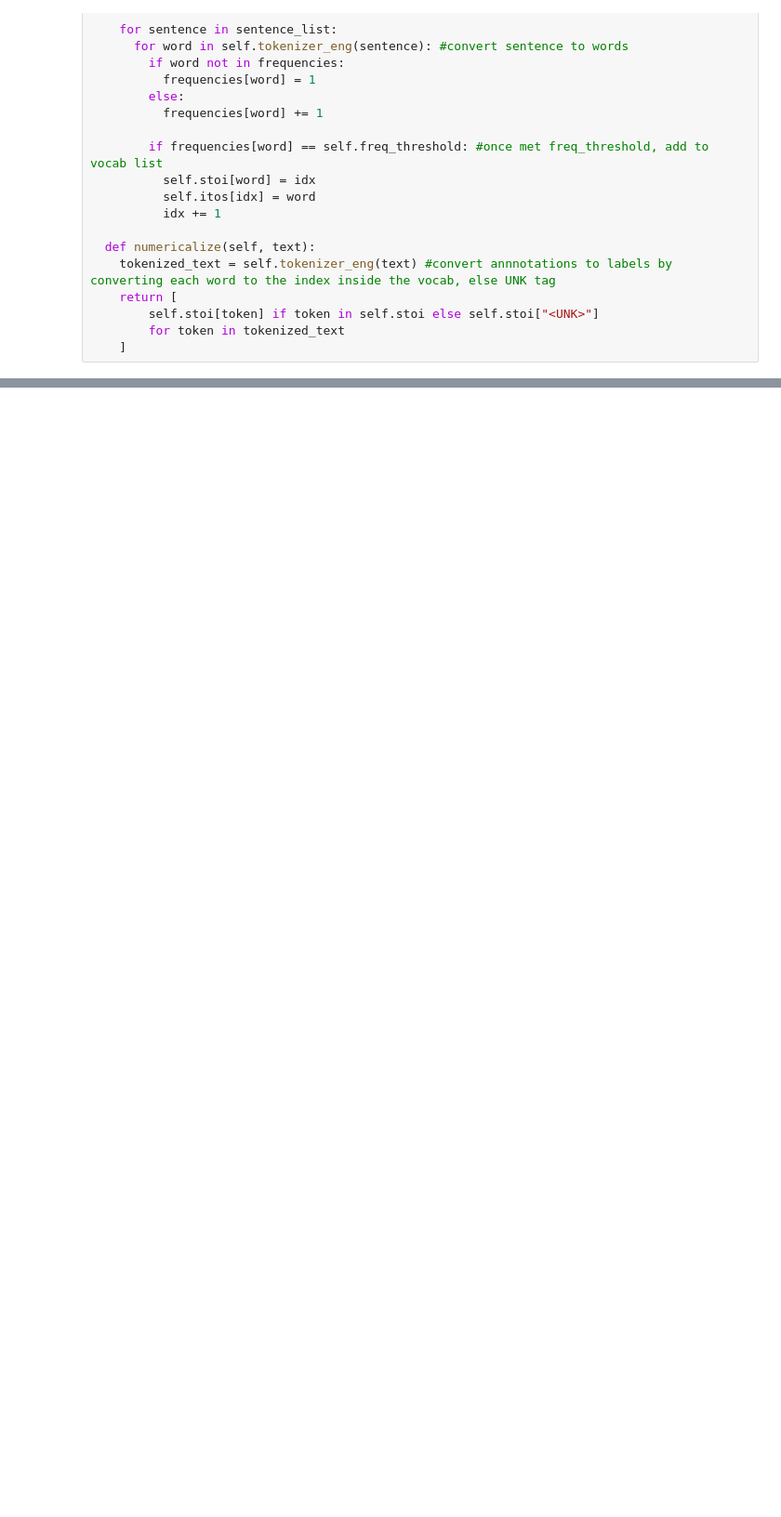
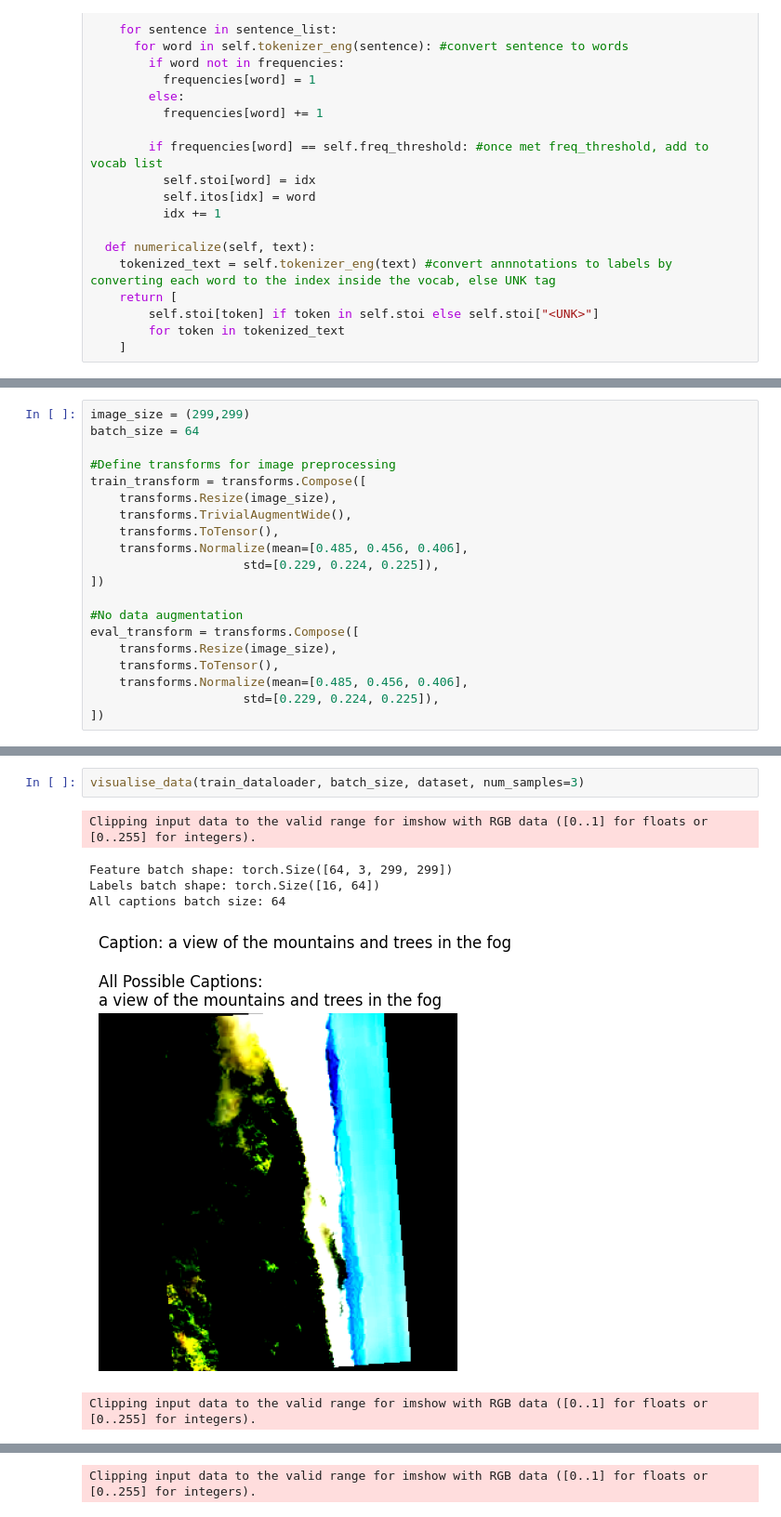
Before and after one commit to Jaywhisker/PlayWrite, a Jupyter notebook: notebooks/image_caption_example.ipynb, the cells around one changed output, grey strips where cells are left out. Shown at 93% size. Drawn from its saved outputs; the diff is of its cells as text; blank space fills up the shorter version.

```diff
--- a/notebooks/image_caption_example.ipynb
+++ b/notebooks/image_caption_example.ipynb
@@ -172 +228,21 @@ class padAnnotations():
+# %%
+image_size = (299,299)
+batch_size = 64
+
+#Define transforms for image preprocessing
+train_transform = transforms.Compose([
+    transforms.Resize(image_size),
+    transforms.TrivialAugmentWide(),
+    transforms.ToTensor(),
+    transforms.Normalize(mean=[0.485, 0.456, 0.406],
+                     std=[0.229, 0.224, 0.225]),
+])
+
+#No data augmentation
+eval_transform = transforms.Compose([
+    transforms.Resize(image_size),
+    transforms.ToTensor(),
+    transforms.Normalize(mean=[0.485, 0.456, 0.406],
+                     std=[0.229, 0.224, 0.225]),
+])
 # %%
@@ -202,0 +335,9 @@ dataloader = DataLoader(dataset,
+# %%
+visualise_data(train_dataloader, batch_size, dataset, num_samples=3)
+# %% [output]
+Clipping input data to the valid range for imshow with RGB data ([0..1] for floats or [0..255] for integers).
+Feature batch shape: torch.Size([64, 3, 299, 299])
+Labels batch shape: torch.Size([16, 64])
+All captions batch size: 64
+[figure, added]
+Clipping input data to the valid range for imshow with RGB data ([0..1] for floats or [0..255] for integers).
@@ -202,0 +345 @@ dataloader = DataLoader(dataset,
+Clipping input data to the valid range for imshow with RGB data ([0..1] for floats or [0..255] for integers).
```
Also changed, not shown: parts of 35 cells of this notebook, 7 other files.
